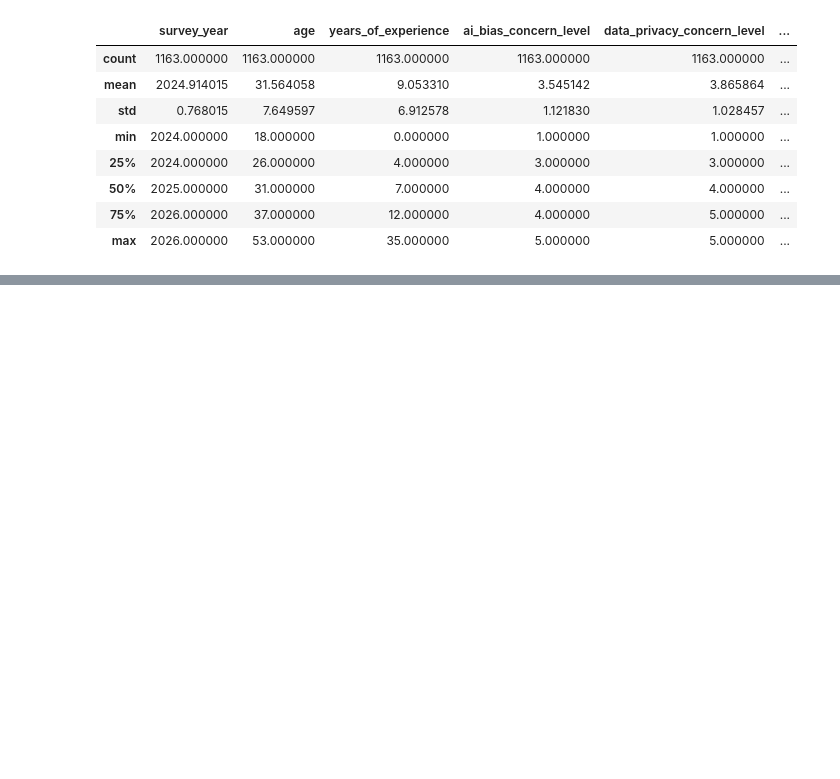
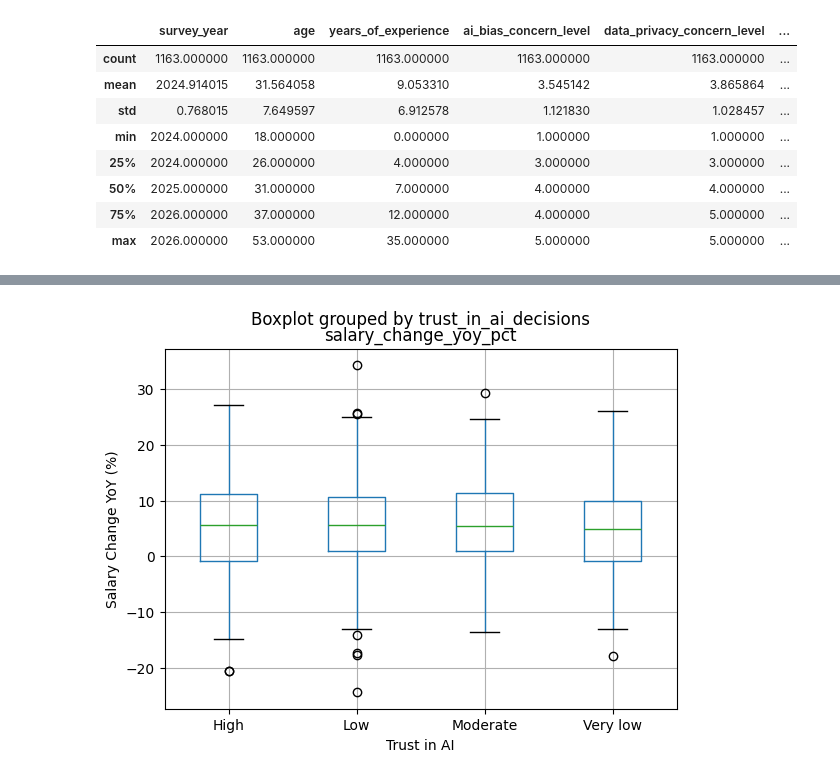
Before and after one commit to sarahchaewon/DSRP_, a Jupyter notebook: new.ipynb, the cells around one changed output, grey strips where cells are left out. Saved outputs shown, nothing was run; the diff lists cells and outputs as text; code cells hidden in the pictures; blank space fills up the shorter version.

```diff
--- a/new.ipynb
+++ b/new.ipynb
@@ -112,0 +120,7 @@ df.describe()
+# %%
+df.boxplot(column='salary_change_yoy_pct', by='trust_in_ai_decisions')
+plt.xlabel('Trust in AI')
+plt.ylabel('Salary Change YoY (%)')
+plt.show()
+# %% [output]
+[figure, added]
```
Also changed, not shown: parts of 10 cells of this notebook.
